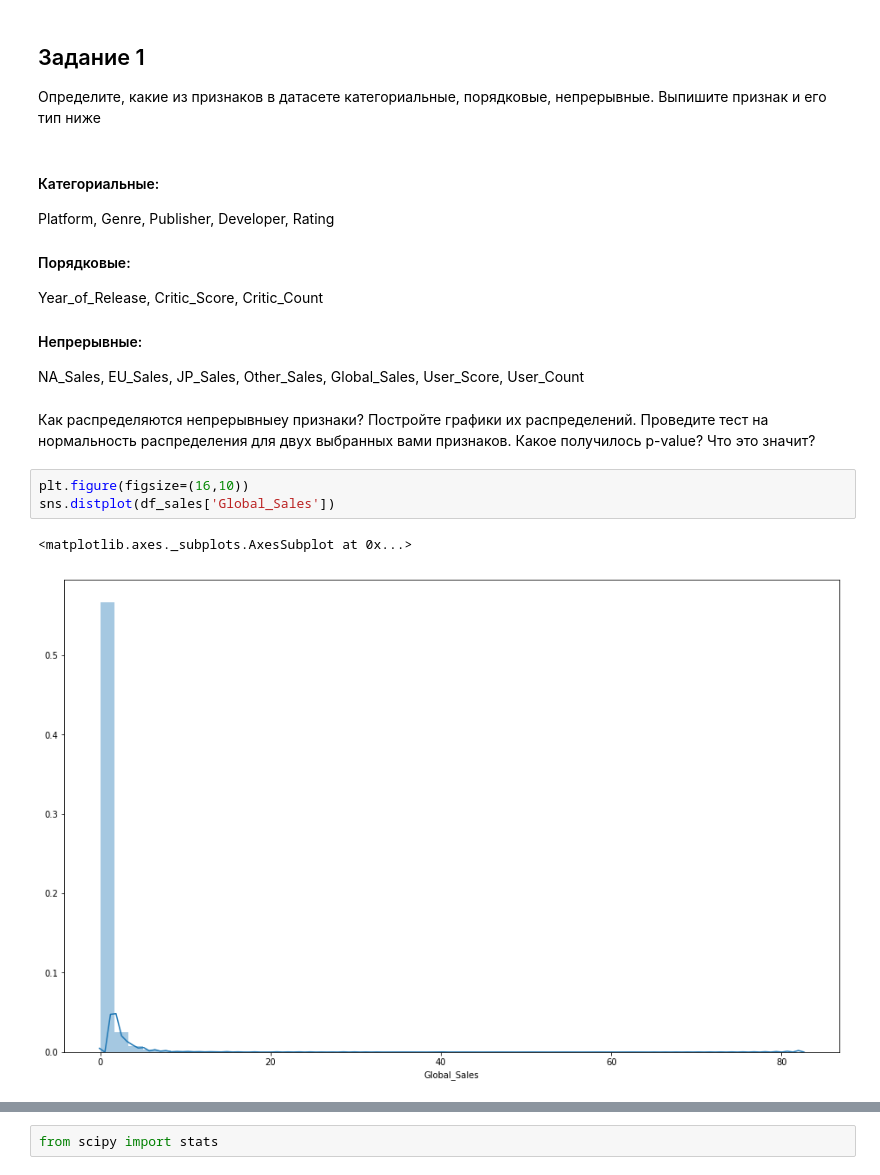
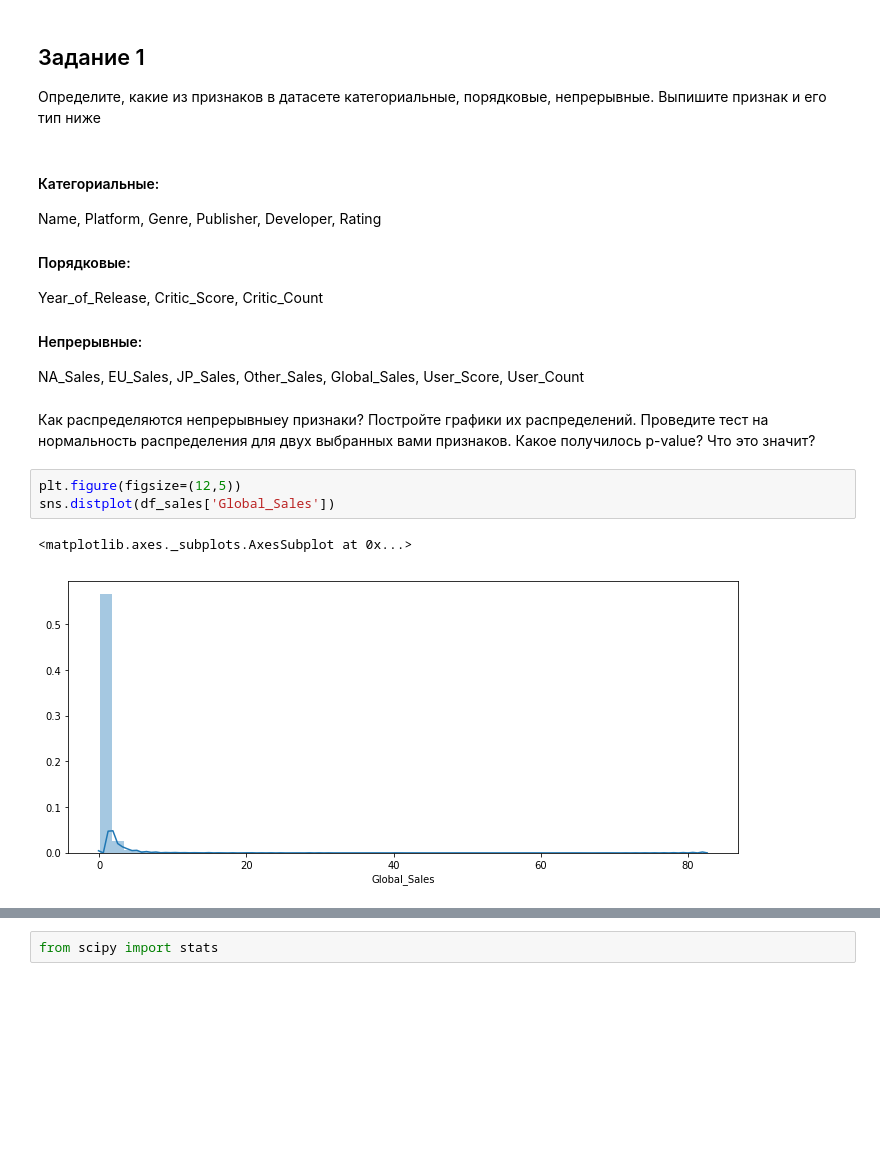
Before and after one commit to Afsent/Nordic_IT_School, a Jupyter notebook: ML/HW24/HW24_Logistic_Regression.ipynb, the cells around one changed output, grey strips where cells are left out. Cells and saved outputs as stored; diff of their text form; blank space fills up the shorter version.

```diff
--- a/ML/HW24/HW24_Logistic_Regression.ipynb
+++ b/ML/HW24/HW24_Logistic_Regression.ipynb
@@ -77,7 +77,7 @@ df_sales.describe()
 Определите, какие из признаков в датасете категориальные, порядковые, непрерывные. Выпишите признак и его тип ниже
 # %% [markdown]
 #### Категориальные:
-Platform, Genre, Publisher, Developer, Rating
+Name, Platform, Genre, Publisher, Developer, Rating
 #### Порядковые:
 Year_of_Release, Critic_Score, Critic_Count
 #### Непрерывные:
@@ -85,9 +85,9 @@ NA_Sales, EU_Sales, JP_Sales, Other_Sales, Global_Sales, User_Score, User_Count
 # %% [markdown]
 Как распределяются непрерывныеу признаки? Постройте графики их распределений. Проведите тест на нормальность распределения для двух выбранных вами признаков. Какое получилось p-value? Что это значит?
 # %%
-plt.figure(figsize=(16,10))
+plt.figure(figsize=(12,5))
 sns.distplot(df_sales['Global_Sales'])
 # %% [output]
 <matplotlib.axes._subplots.AxesSubplot at 0x...>
-[figure, old version]
+[figure, new version]
 # %%
```
Also changed, not shown: parts of 19 cells of this notebook.
